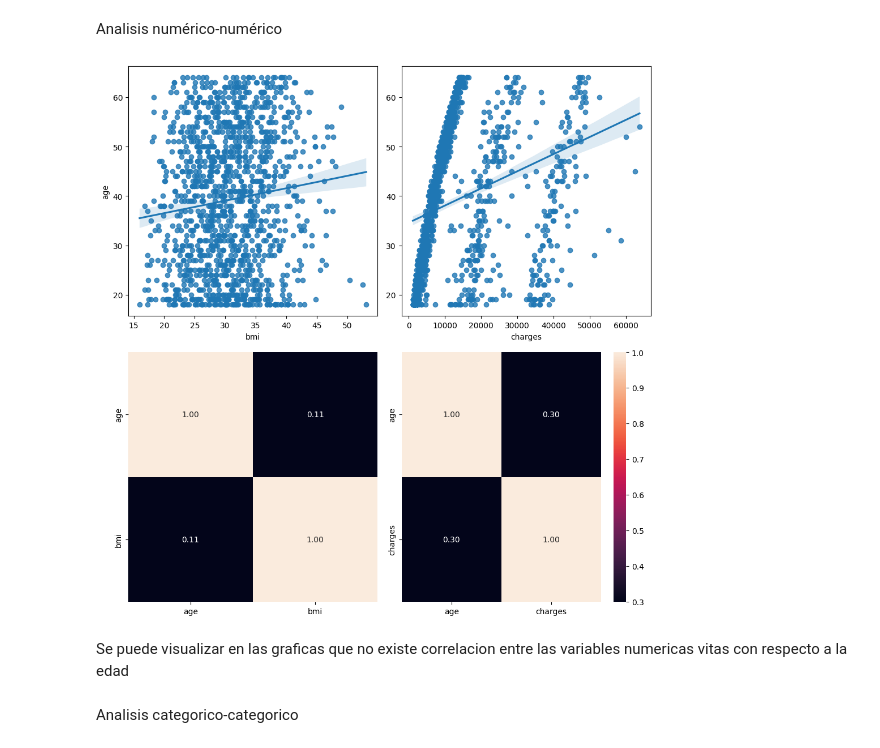
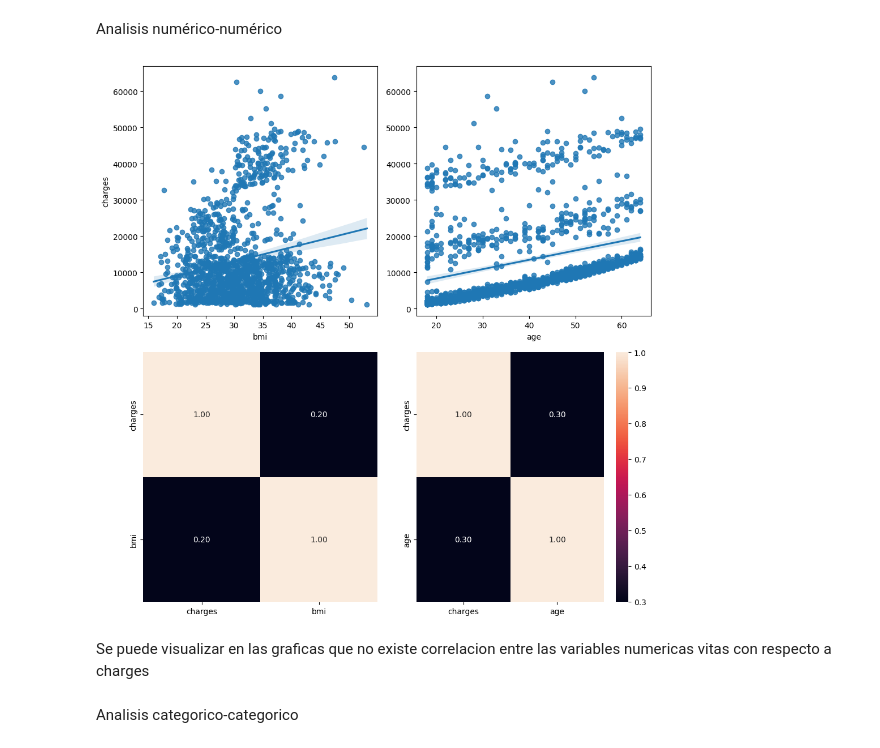
Before and after one commit to 4GeeksAcademy/Tulio-Gimenez-Tutorial-de-Proyecto-de-Regresion-Lineal, a Jupyter notebook: src/explore.ipynb, the cells around one changed output. Cells and saved outputs as stored; diff of their text form; code cells hidden in the pictures.

```diff
--- a/src/explore.ipynb
+++ b/src/explore.ipynb
@@ -96,25 +99,25 @@ Analisis numérico-numérico
 # %%
 fig, axis = plt.subplots(2, 2, figsize = (10, 10))
 
-sns.regplot(ax = axis[0, 0], data = total_data, x = "bmi", y = "age")
-sns.heatmap(total_data[["age", "bmi"]].corr(), annot = True, fmt = ".2f", ax = axis[1, 0], cbar = False)
+sns.regplot(ax = axis[0, 0], data = total_data, x = "bmi", y = "charges")
+sns.heatmap(total_data[["charges", "bmi"]].corr(), annot = True, fmt = ".2f", ax = axis[1, 0], cbar = False)
 
-sns.regplot(ax = axis[0, 1], data = total_data, x = "charges", y = "age").set(ylabel = None)
-sns.heatmap(total_data[["age", "charges"]].corr(), annot = True, fmt = ".2f", ax = axis[1, 1])
+sns.regplot(ax = axis[0, 1], data = total_data, x = "age", y = "charges").set(ylabel = None)
+sns.heatmap(total_data[["charges", "age"]].corr(), annot = True, fmt = ".2f", ax = axis[1, 1])
 
 
 
 
 
 # Adjust layout
 plt.tight_layout()
 
 # Show the plot
 plt.show()
 # %% [output]
-[figure, old version]
+[figure, new version]
 # %% [markdown]
-Se puede visualizar en las graficas que no existe correlacion entre las variables numericas vitas con respecto a la edad
+Se puede visualizar en las graficas que no existe correlacion entre las variables numericas vitas con respecto a charges
 # %% [markdown]
 Analisis categorico-categorico
 # %%
```
Also changed, not shown: parts of 12 cells of this notebook, 18 other files.
